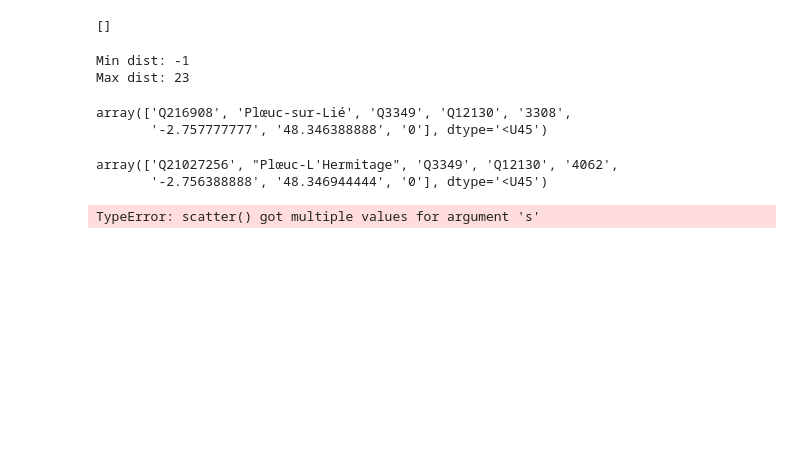
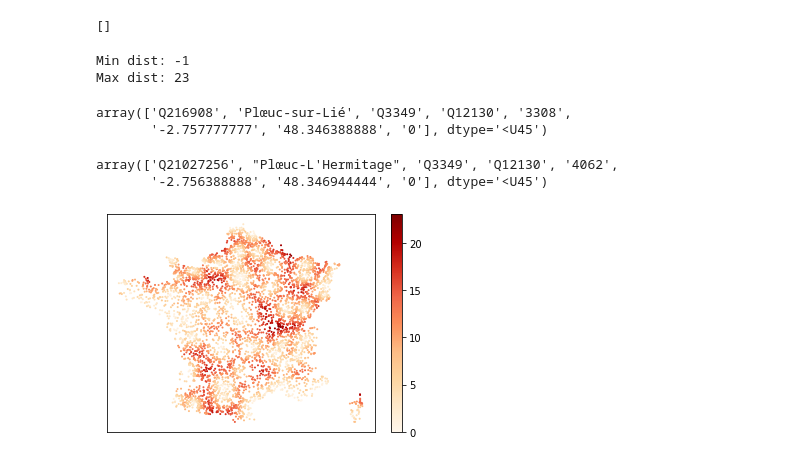
Before and after one commit to OrIOg/projet-tutore_saute-canton, a Jupyter notebook: distance.ipynb, the cells around one changed output. Saved outputs shown, nothing was run; the diff lists cells and outputs as text; code cells hidden in the pictures; blank space fills up the shorter version.

```diff
--- a/distance.ipynb
+++ b/distance.ipynb
@@ -110,29 +110,31 @@ array(['Q21027256', "Plœuc-L'Hermitage", 'Q3349', 'Q12130', '4062',
 # %%
 R = 6378.137
 def convert3D(u):
     xyz = np.zeros((u.shape[0],3))
     u1 = u[:, 0] * (np.pi / 180)
     v1 = u[:, 1] * (np.pi / 180)
     xyz[:,2] = R * np.cos(u1) * np.sin(v1)
     xyz[:,1] = -R * np.cos(u1) * np.cos(v1)
     xyz[:,0] = R * np.sin(u1)
     return xyz
 
 order = list(distances.keys())
 coordinates = np.array([cities_map[o][5:7] for o in order if distances[o] != -1]).astype(np.float32)
 dists = np.array([distances[o] for o in order if distances[o] != -1])
 xyz = convert3D(coordinates)
 dists = dists[xyz[:, 1] > -6000]
-#dists = dists[::8]
 xyz = xyz[xyz[:, 1] > -6000]
-#xyz = xyz[::8]
+
+# Only do it partially, it takes long for a full render
+dists = dists[::8]
+xyz = xyz[::8]
 
 fig = plt.figure()
 ax = fig.gca()
 ax.set_yticks([])
 ax.set_xticks([])
 sc = ax.scatter(xyz[:, 0], xyz[:, 1], s=1, c=dists, cmap="OrRd")
 plt.colorbar(sc)
 plt.show()
 # %% [output]
-TypeError: scatter() got multiple values for argument 's'
+[figure, added]
```
Also changed, not shown: parts of 2 cells of this notebook, 5 other files.
